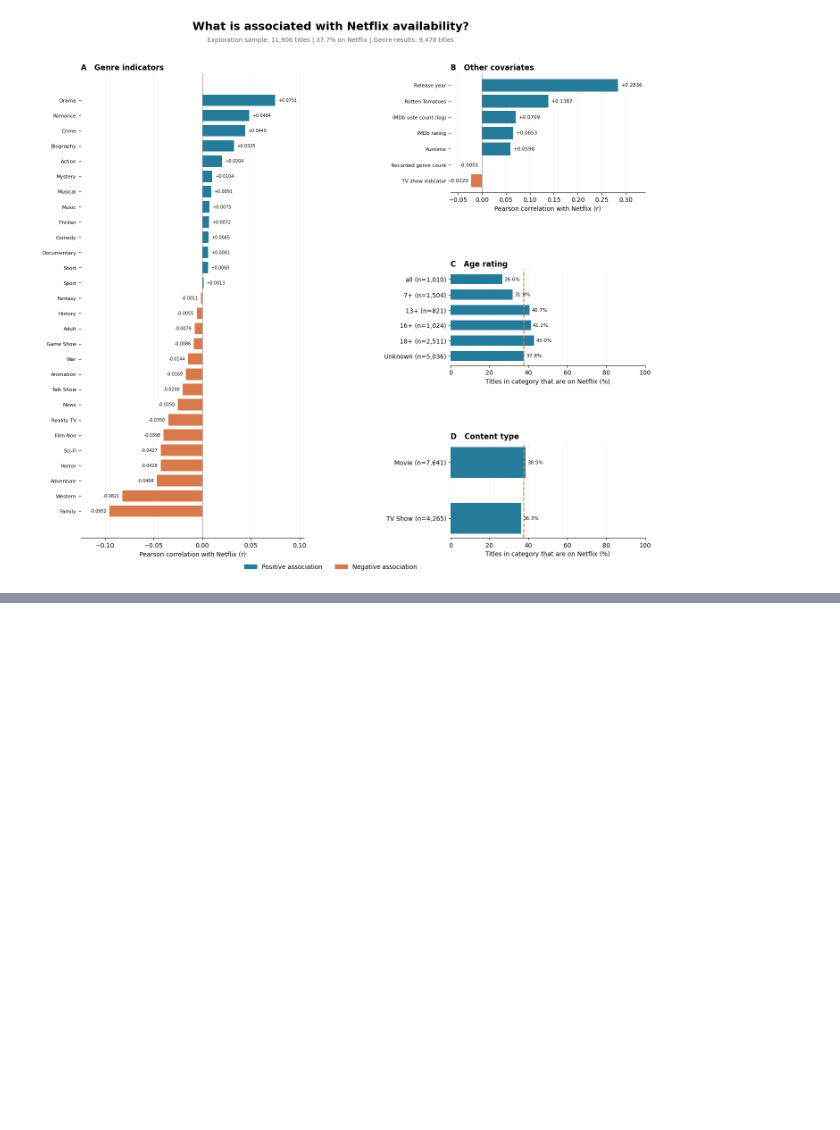
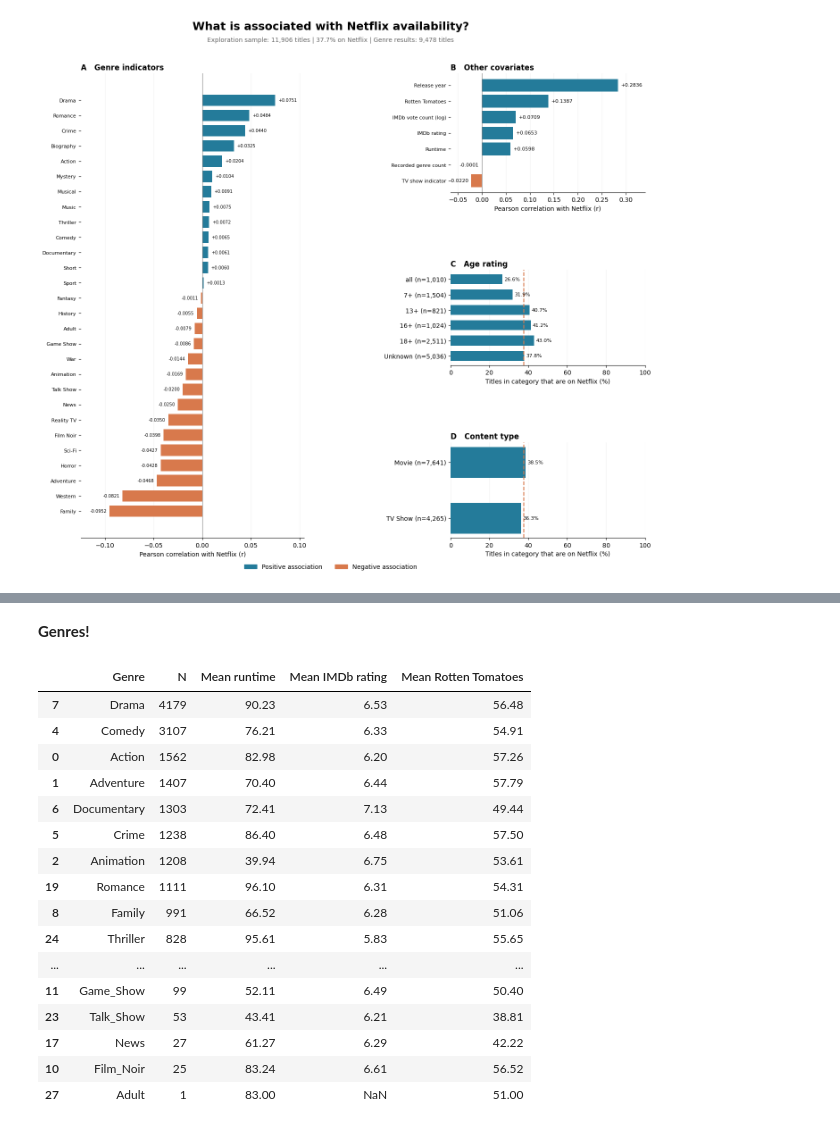
Before and after one commit to luzcielponce-create/MS-E-226-Project-, a Jupyter notebook: streaming_data_correlation_coefficients.ipynb, the cells around one changed output, grey strips where cells are left out. Cells and saved outputs as stored; diff of their text form; code cells hidden in the pictures; blank space fills up the shorter version.

```diff
--- a/streaming_data_correlation_coefficients.ipynb
+++ b/streaming_data_correlation_coefficients.ipynb
@@ -472,0 +659,15 @@ fig.savefig(
+# %%
+# Keep missing age ratings as "Unknown".
+data["Age_group"] = data["Age"].fillna("Unknown")
+
+# Calculate average characteristics for each age group.
+age_results = data.groupby("Age_group").agg(
+    n_titles=("Age_group", "size"),
+    mean_runtime=("runtime_minutes", "mean"),
+    median_runtime=("runtime_minutes", "median"),
+    mean_imdb_rating=("imdb_rating", "mean"),
+    mean_rotten_tomatoes=("rotten_tomatoes", "mean")
+)
+
+print("Age-rating comparisons:")
+display(age_results.round(2))
@@ -472,0 +684,51 @@ fig.savefig(
+# %% [markdown]
+**Genres!**
+# %%
+# Find all genre indicator columns.
+genre_columns = [
+    col for col in data.columns
+    if col.startswith("genre_")
+]
+
+genre_results = []
+
+# Calculate averages for titles belonging to each genre.
+for genre in genre_columns:
+
+    # Select titles with this genre indicator equal to 1.
+    group = data[
+        pd.to_numeric(data[genre], errors="coerce") == 1
+    ]
+
+    genre_results.append({
+        "Genre": genre.replace("genre_", ""),
+        "N": len(group),
+        "Mean runtime": group["runtime_minutes"].mean(),
+        "Mean IMDb rating": group["imdb_rating"].mean(),
+        "Mean Rotten Tomatoes": group["rotten_tomatoes"].mean()
+    })
+
+genre_results = pd.DataFrame(genre_results)
+
+# Show genres with the largest number of titles first.
+display(
+    genre_results.sort_values("N", ascending=False).round(2)
+)
+# %% [output]
+|  | Genre | N | Mean runtime | Mean IMDb rating | Mean Rotten Tomatoes |
+| 7 | Drama | 4179 | 90.23 | 6.53 | 56.48 |
+| 4 | Comedy | 3107 | 76.21 | 6.33 | 54.91 |
+| 0 | Action | 1562 | 82.98 | 6.20 | 57.26 |
+| 1 | Adventure | 1407 | 70.40 | 6.44 | 57.79 |
+| 6 | Documentary | 1303 | 72.41 | 7.13 | 49.44 |
+| 5 | Crime | 1238 | 86.40 | 6.48 | 57.50 |
+| 2 | Animation | 1208 | 39.94 | 6.75 | 53.61 |
+| 19 | Romance | 1111 | 96.10 | 6.31 | 54.31 |
+| 8 | Family | 991 | 66.52 | 6.28 | 51.06 |
+| 24 | Thriller | 828 | 95.61 | 5.83 | 55.65 |
+| ... | ... | ... | ... | ... | ... |
+| 11 | Game_Show | 99 | 52.11 | 6.49 | 50.40 |
+| 23 | Talk_Show | 53 | 43.41 | 6.21 | 38.81 |
+| 17 | News | 27 | 61.27 | 6.29 | 42.22 |
+| 10 | Film_Noir | 25 | 83.24 | 6.61 | 56.52 |
+| 27 | Adult | 1 | 83.00 | NaN | 51.00 |
```
Also changed, not shown: parts of 11 cells of this notebook.
